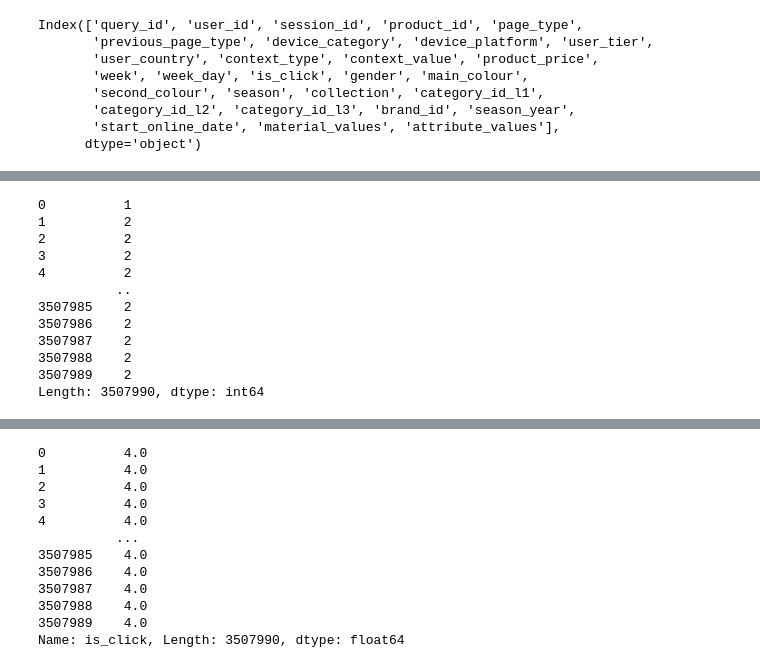
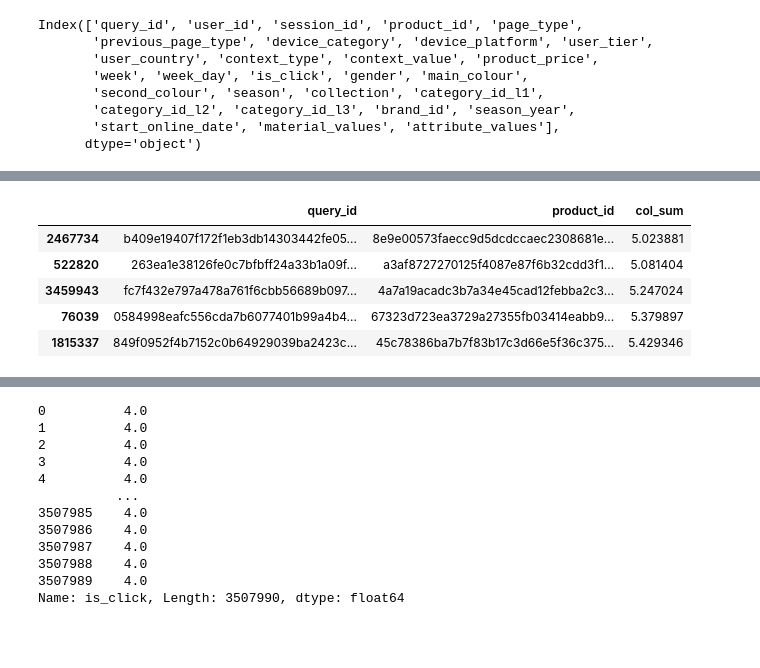
Before and after one commit to kashyapbarua/farfetch-recommendation-challenge, a Jupyter notebook: notebook_challenge.ipynb, the cells around one changed output, grey strips where cells are left out. Cells and saved outputs as stored; diff of their text form; code cells hidden in the pictures; blank space fills up the shorter version.

```diff
--- a/notebook_challenge.ipynb
+++ b/notebook_challenge.ipynb
@@ -208,16 +193 @@ train_trial.head(5)
-# %%
-train_trial.loc[:,['page_type','is_click']].sum(axis=1)
-# %% [output]
-0          1
-1          2
-2          2
-3          2
-4          2
-          ..
-3507985    2
-3507986    2
-3507987    2
-3507988    2
-3507989    2
-Length: 3507990, dtype: int64
 # %%
@@ -225,7 +195,13 @@ train_trial_grouped = train_trial.groupby(['query_id', 'product_id']).agg({'is_c
 # %%
-train_trial_grouped.head(5)
-
-train_data_sort = train_trial_grouped.sort_values(['query_id', 'product_id'], ascending = [0,1])
+train_data_sort = train_trial_grouped.sort_values(['col_sum'])
+train_data_sort.head(5)
 
 # train_data_sort['rank'] = train_data_sort['score'].rank(ascending=0, method='first')
+# %% [output]
+|  | query_id | product_id | col_sum |
+| 2467734 | b409e19407f172f1eb3db14303442fe05... | 8e9e00573faecc9d5dcdccaec2308681e... | 5.023881 |
+| 522820 | 263ea1e38126fe0c7bfbff24a33b1a09f... | a3af8727270125f4087e87f6b32cdd3f1... | 5.081404 |
+| 3459943 | fc7f432e797a478a761f6cbb56689b097... | 4a7a19acadc3b7a34e45cad12febba2c3... | 5.247024 |
+| 76039 | 0584998eafc556cda7b6077401b99a4b4... | 67323d723ea3729a27355fb03414eabb9... | 5.379897 |
+| 1815337 | 849f0952f4b7152c0b64929039ba2423c... | 45c78386ba7b7f83b17c3d66e5f36c375... | 5.429346 |
 # %%
```
Also changed, not shown: parts of 5 cells of this notebook.
